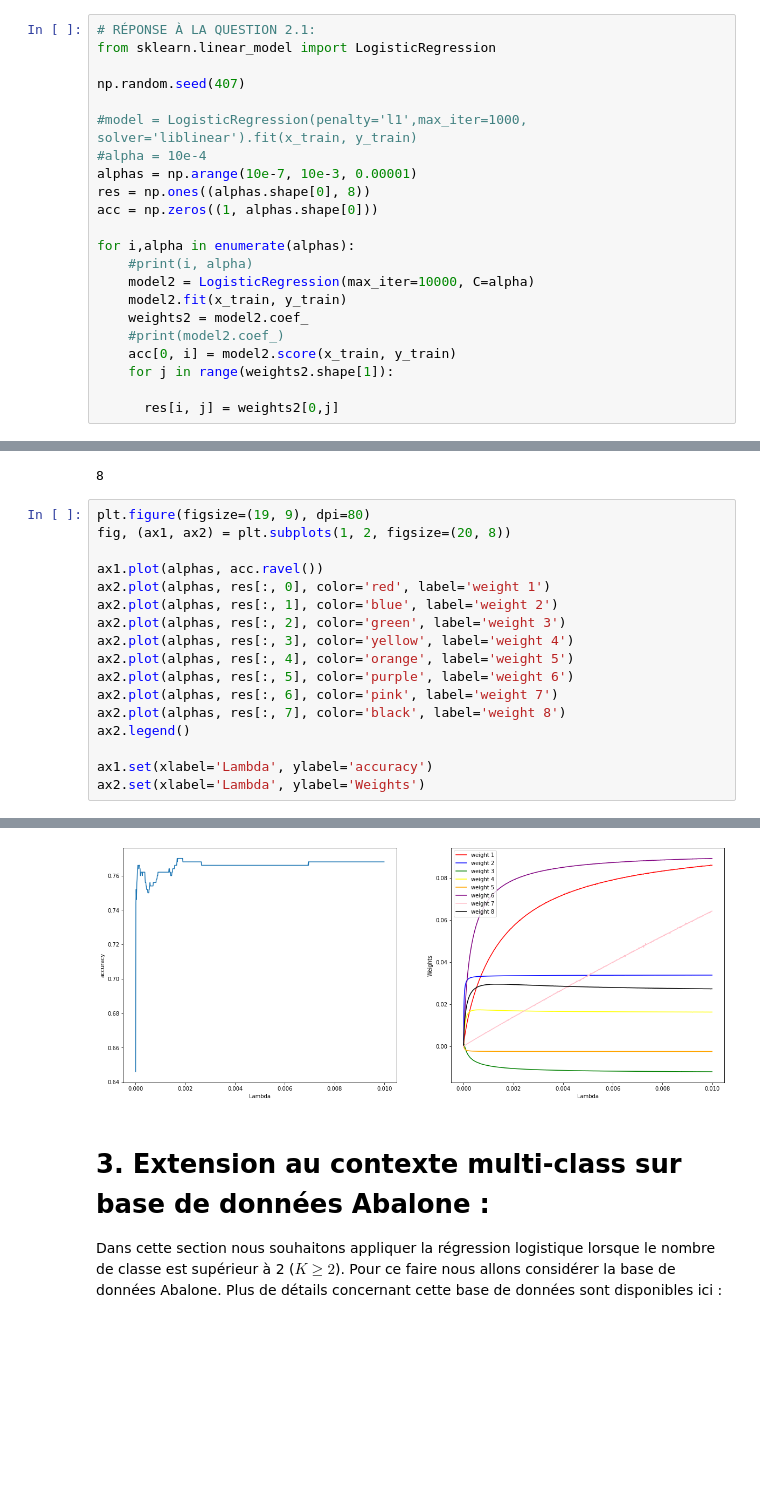
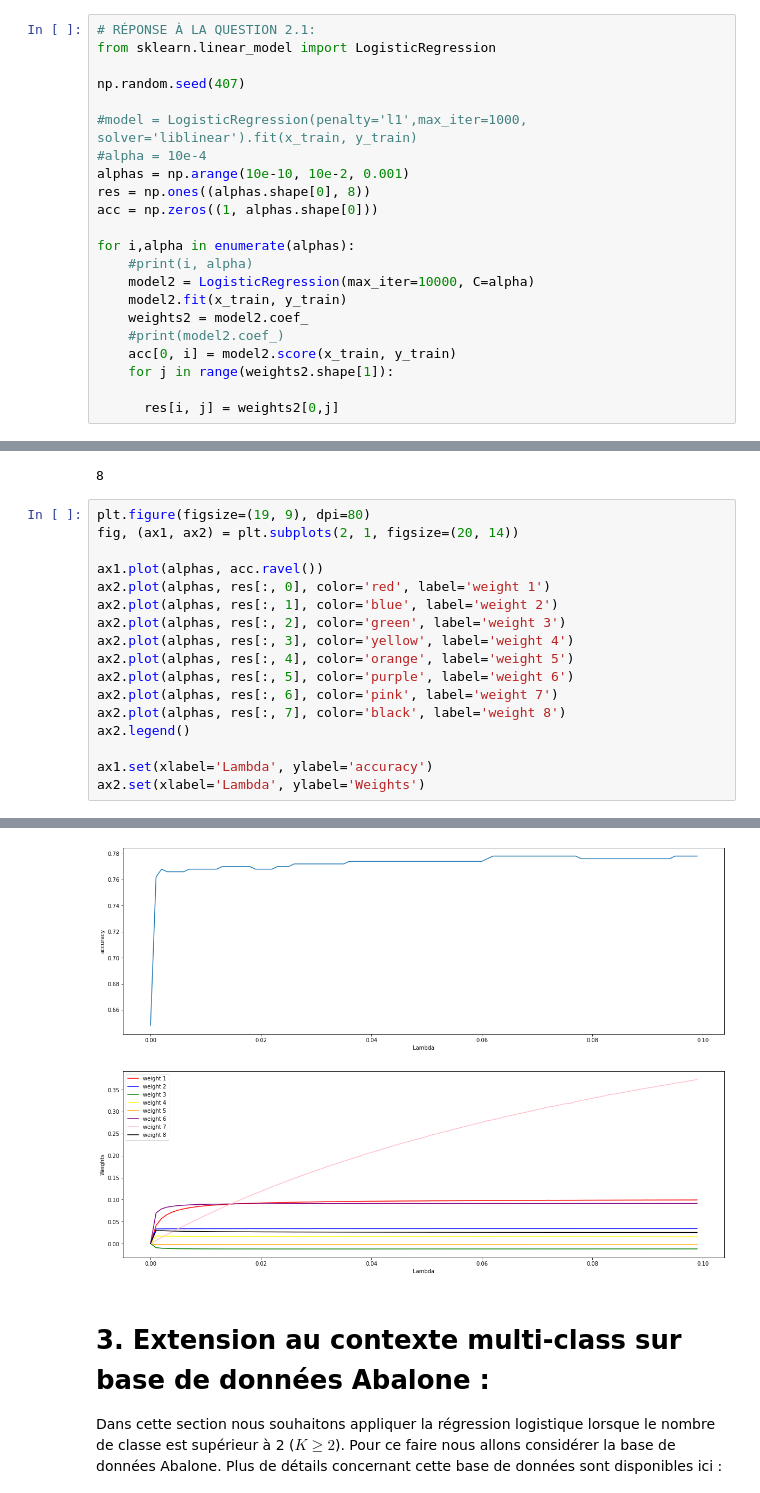
Before and after one commit to LucasColas/ML01-Machine-Learning, a Jupyter notebook: TD8_Logistic_Regression_&_LASSO.ipynb, the cells around one changed output, grey strips where cells are left out. Saved outputs shown, nothing was run; the diff lists cells and outputs as text; blank space fills up the shorter version.

```diff
--- a/TD8_Logistic_Regression_&_LASSO.ipynb
+++ b/TD8_Logistic_Regression_&_LASSO.ipynb
@@ -217,7 +217,7 @@ np.random.seed(407)
 
 #model = LogisticRegression(penalty='l1',max_iter=1000, solver='liblinear').fit(x_train, y_train)
 #alpha = 10e-4
-alphas = np.arange(10e-7, 10e-3, 0.00001)
+alphas = np.arange(10e-10, 10e-2, 0.001)
 res = np.ones((alphas.shape[0], 8))
 acc = np.zeros((1, alphas.shape[0]))
 
@@ -279,25 +246,25 @@ res.shape[1]
 8
 # %%
 plt.figure(figsize=(19, 9), dpi=80)
-fig, (ax1, ax2) = plt.subplots(1, 2, figsize=(20, 8))
+fig, (ax1, ax2) = plt.subplots(2, 1, figsize=(20, 14))
 
 ax1.plot(alphas, acc.ravel())
 ax2.plot(alphas, res[:, 0], color='red', label='weight 1')
 ax2.plot(alphas, res[:, 1], color='blue', label='weight 2')
 ax2.plot(alphas, res[:, 2], color='green', label='weight 3')
 ax2.plot(alphas, res[:, 3], color='yellow', label='weight 4')
 ax2.plot(alphas, res[:, 4], color='orange', label='weight 5')
 ax2.plot(alphas, res[:, 5], color='purple', label='weight 6')
 ax2.plot(alphas, res[:, 6], color='pink', label='weight 7')
 ax2.plot(alphas, res[:, 7], color='black', label='weight 8')
 ax2.legend()
 
 ax1.set(xlabel='Lambda', ylabel='accuracy')
 ax2.set(xlabel='Lambda', ylabel='Weights')
 # %% [output]
 [Text(0, 0.5, 'Weights'), Text(0.5, 0, 'Lambda')]
 <Figure size 1520x720 with 0 Axes>
-[figure, old version]
+[figure, new version]
 # %% [markdown]
 # 3. Extension au contexte multi-class sur base de données Abalone :
 
```
Also changed, not shown: parts of 4 cells of this notebook.
